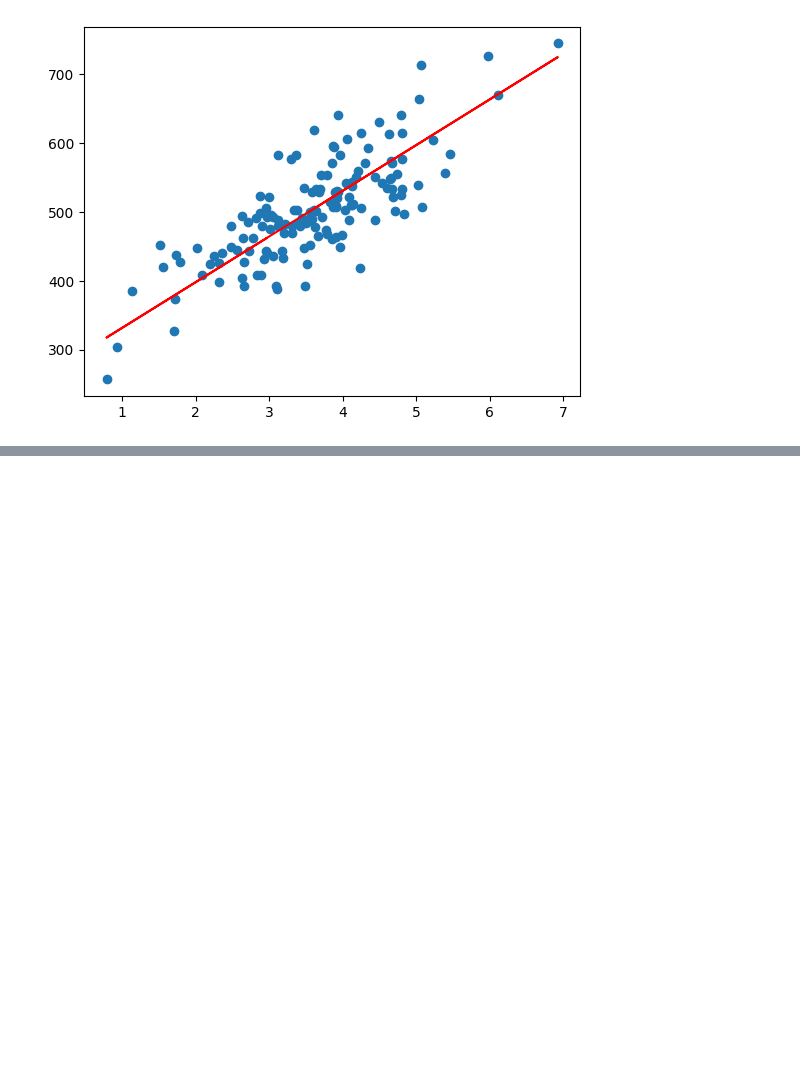
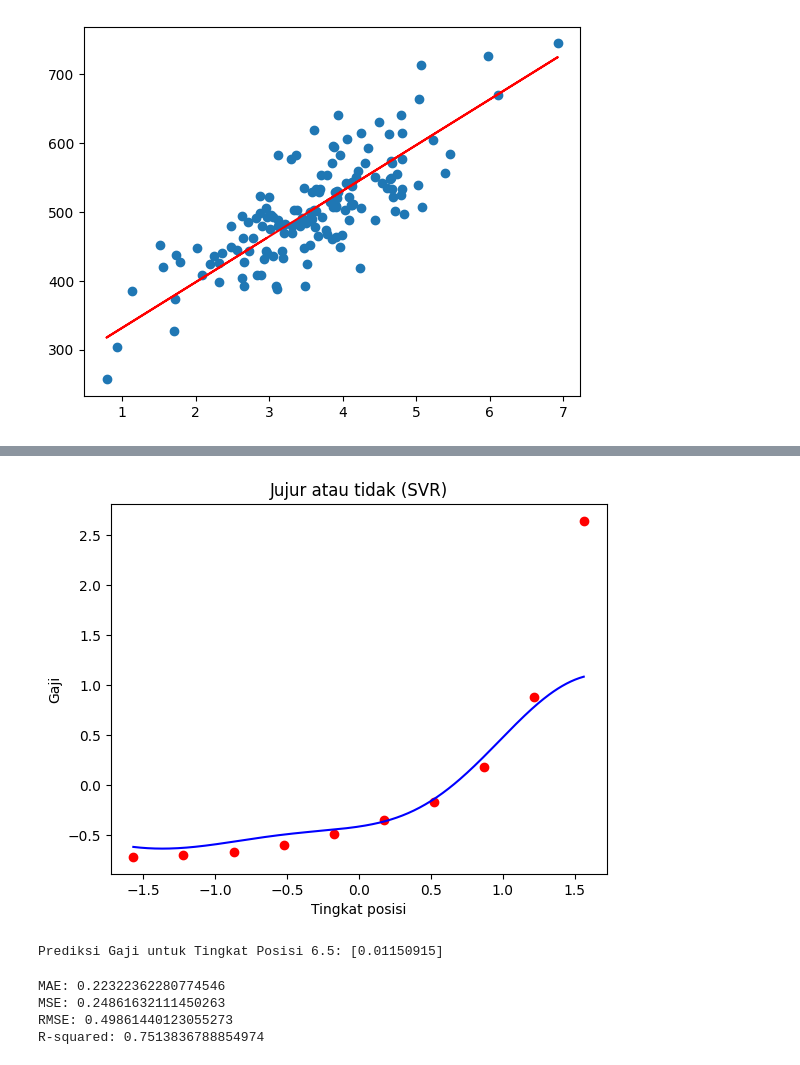
Before and after one commit to MAristyaP/Mesin_Learning2023, a Jupyter notebook: Assignment_2.ipynb, the cells around one changed output, grey strips where cells are left out. Cells and saved outputs as stored; diff of their text form; code cells hidden in the pictures; blank space fills up the shorter version.

```diff
--- a/Assignment_2.ipynb
+++ b/Assignment_2.ipynb
@@ -112,0 +128,70 @@ plt.show()
+# %%
+import numpy as np
+import matplotlib.pyplot as plt
+import pandas as pd
+
+dataset = pd.read_csv('/content/Posisi_gaji.csv')
+X = dataset.iloc[:, 1:2].values
+y = dataset.iloc[:, 2].values  # Ubah menjadi satu kolom saja
+# %%
+# Feature Scaling
+from sklearn.preprocessing import StandardScaler
+sc_X = StandardScaler()
+sc_y = StandardScaler()
+X = sc_X.fit_transform(X.reshape(-1, 1))
+y = sc_y.fit_transform(y.reshape(-1, 1))
+
+from sklearn.svm import SVR
+regressor = SVR(kernel='rbf')
+regressor.fit(X, y)
+
+X_grid = np.arange(min(X), max(X), 0.01).reshape(-1, 1)
+plt.scatter(X, y, color='red')
+plt.plot(X_grid, regressor.predict(X_grid), color='blue')
+plt.title('Jujur atau tidak (SVR)')
+plt.xlabel('Tingkat posisi')
+plt.ylabel('Gaji')
+plt.show()
+# %% [output]
+[figure, added]
+# %%
+# Create 2D Array
+tingkat_posisi_prediksi = np.array([[6.5]])
+# Scaled predicted data
+tingkat_posisi_prediksi = sc_X.transform(tingkat_posisi_prediksi)
+# Make a prediction
+gaji_prediksi = regressor.predict(tingkat_posisi_prediksi)
+# Rescale the result --> back to the original data
+gaji_prediksi = sc_y.inverse_transform(gaji_prediksi.reshape(-1, 1))
+
+# Show result
+print("Prediksi Gaji untuk Tingkat Posisi 6.5:", gaji_prediksi[0])
+# %% [output]
+Prediksi Gaji untuk Tingkat Posisi 6.5: [0.01150915]
+# %%
+from sklearn.metrics import mean_absolute_error, mean_squared_error, r2_score
+
+y_actual = y
+y_pred = regressor.predict(X)
+
+# MAE
+mae = mean_absolute_error(y_actual, y_pred)
+
+# MSE
+mse = mean_squared_error(y_actual, y_pred)
+
+# RMSE
+rmse = np.sqrt(mse)
+
+# R-squared
+r2 = r2_score(y_actual, y_pred)
+
+print("MAE:", mae)
+print("MSE:", mse)
+print("RMSE:", rmse)
+print("R-squared:", r2)
+# %% [output]
+MAE: 0.22322362280774546
+MSE: 0.24861632111450263
+RMSE: 0.49861440123055273
+R-squared: 0.7513836788854974
```
Also changed, not shown: parts of 3 cells of this notebook.
